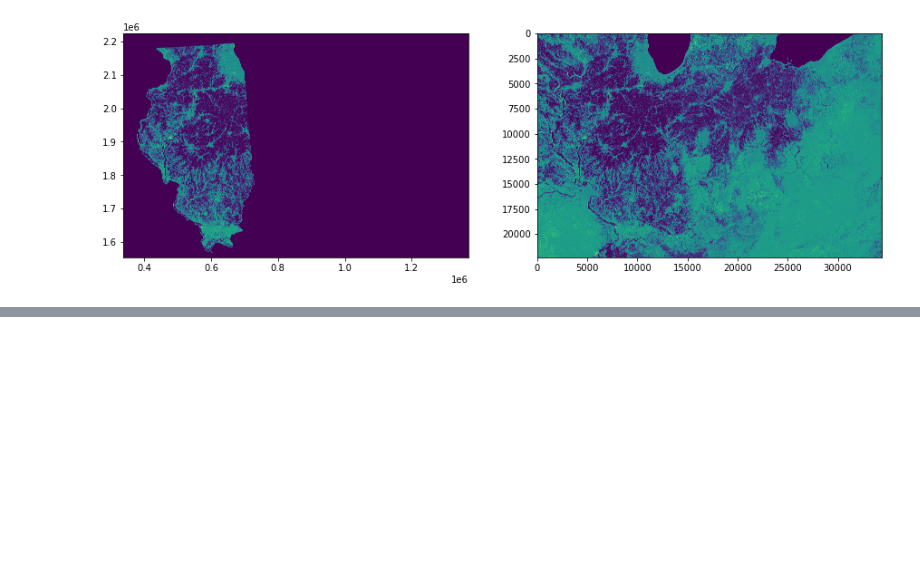
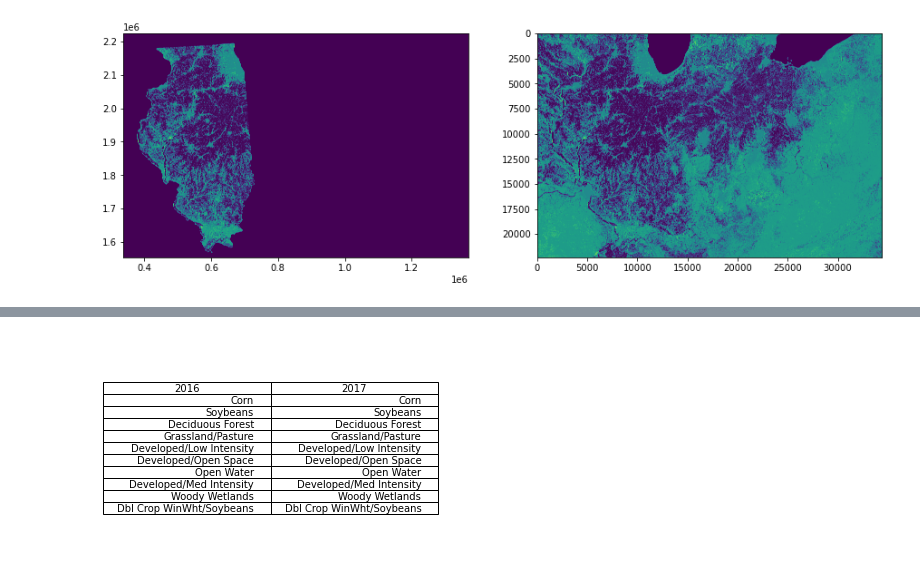
Before and after one commit to iw2/test, a Jupyter notebook: HW2_Werries.ipynb, the cells around one changed output, grey strips where cells are left out. Drawn from its saved outputs; the diff is of its cells as text; code cells hidden in the pictures; blank space fills up the shorter version.

```diff
--- a/HW2_Werries.ipynb
+++ b/HW2_Werries.ipynb
@@ -126,0 +123,4 @@ plt.imshow(d17.read(1))
+# %%
+pix_counts16 = pixels16.value_counts()
+pix_counts17 = pixels17.value_counts()
+pix_counts16.head(10)
@@ -126,0 +153,8 @@ plt.imshow(d17.read(1))
+# %%
+with open("/Users/isaacwerries/Desktop/test/IL_LandUse.json") as f:
+    LU = json.load(f)
+# %%
+pixel_ixs16 = pd.Series(pix_counts16.index).astype(str)
+ixs16 = pixel_ixs16.replace(LU).head(10)
+df16 = pd.DataFrame(ixs16)
+df16
@@ -126,0 +173,6 @@ plt.imshow(d17.read(1))
+# %%
+pixel_ixs17 = pd.Series(pix_counts17.index).astype(str)
+ixs17 = pixel_ixs17.replace(LU).head(10)
+df17 = pd.DataFrame(ixs17)
+frames = [df16,df17]
+df = pd.concat(frames,axis=1)
@@ -126,0 +191,9 @@ plt.imshow(d17.read(1))
+# %%
+fig, ax =plt.subplots(1,1)
+fig.patch.set_visible(False)
+ax.axis('off')
+ax.axis('tight')
+table = ax.table(cellText=df.values, colLabels=('2016','2017'), loc='center')
+plt.show()
+# %% [output]
+[figure, added]
```
Also changed, not shown: parts of 13 cells of this notebook, 2 other files.
